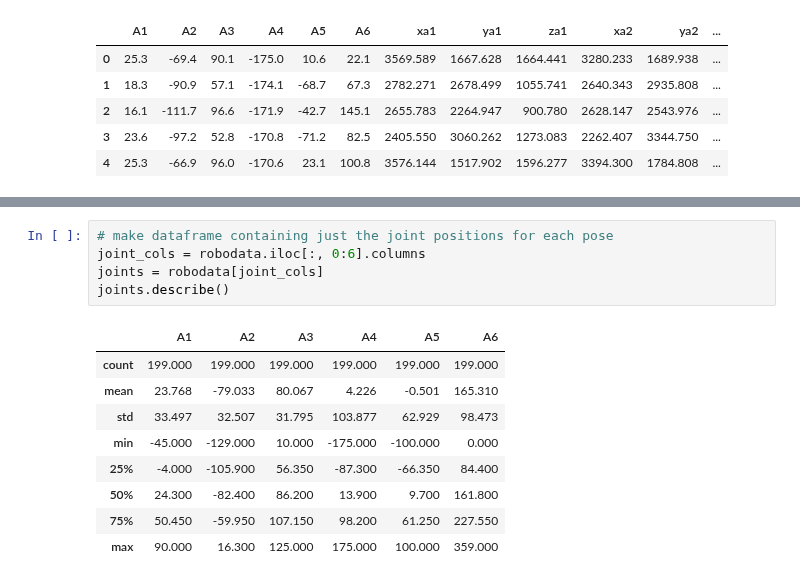
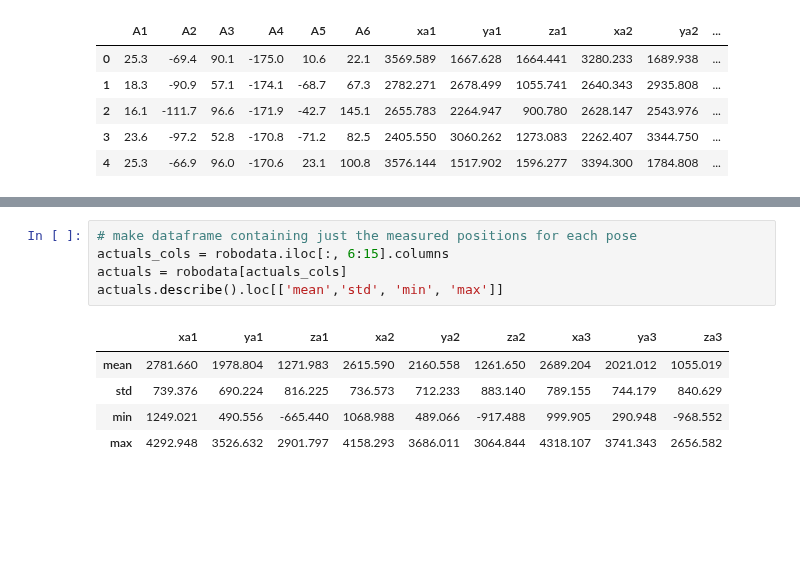
Before and after one commit to BotScutters/robot_accuracy, a Jupyter notebook: Positional accuracy of a 6-axis robot arm.ipynb, the cells around one changed output, grey strips where cells are left out. Cells and saved outputs as stored; diff of their text form; blank space fills up the shorter version.

```diff
--- a/Positional accuracy of a 6-axis robot arm.ipynb
+++ b/Positional accuracy of a 6-axis robot arm.ipynb
@@ -57,15 +102,11 @@ robodata.describe()
 # %%
-# make dataframe containing just the joint positions for each pose
-joint_cols = robodata.iloc[:, 0:6].columns
-joints = robodata[joint_cols]
-joints.describe()
+# make dataframe containing just the measured positions for each pose
+actuals_cols = robodata.iloc[:, 6:15].columns
+actuals = robodata[actuals_cols]
+actuals.describe().loc[['mean','std', 'min', 'max']]
 # %% [output]
-|  | A1 | A2 | A3 | A4 | A5 | A6 |
-| count | 199.000 | 199.000 | 199.000 | 199.000 | 199.000 | 199.000 |
-| mean | 23.768 | -79.033 | 80.067 | 4.226 | -0.501 | 165.310 |
-| std | 33.497 | 32.507 | 31.795 | 103.877 | 62.929 | 98.473 |
-| min | -45.000 | -129.000 | 10.000 | -175.000 | -100.000 | 0.000 |
-| 25% | -4.000 | -105.900 | 56.350 | -87.300 | -66.350 | 84.400 |
-| 50% | 24.300 | -82.400 | 86.200 | 13.900 | 9.700 | 161.800 |
-| 75% | 50.450 | -59.950 | 107.150 | 98.200 | 61.250 | 227.550 |
-| max | 90.000 | 16.300 | 125.000 | 175.000 | 100.000 | 359.000 |
+|  | xa1 | ya1 | za1 | xa2 | ya2 | za2 | xa3 | ya3 | za3 |
+| mean | 2781.660 | 1978.804 | 1271.983 | 2615.590 | 2160.558 | 1261.650 | 2689.204 | 2021.012 | 1055.019 |
+| std | 739.376 | 690.224 | 816.225 | 736.573 | 712.233 | 883.140 | 789.155 | 744.179 | 840.629 |
+| min | 1249.021 | 490.556 | -665.440 | 1068.988 | 489.066 | -917.488 | 999.905 | 290.948 | -968.552 |
+| max | 4292.948 | 3526.632 | 2901.797 | 4158.293 | 3686.011 | 3064.844 | 4318.107 | 3741.343 | 2656.582 |
```
Also changed, not shown: parts of 18 cells of this notebook.
